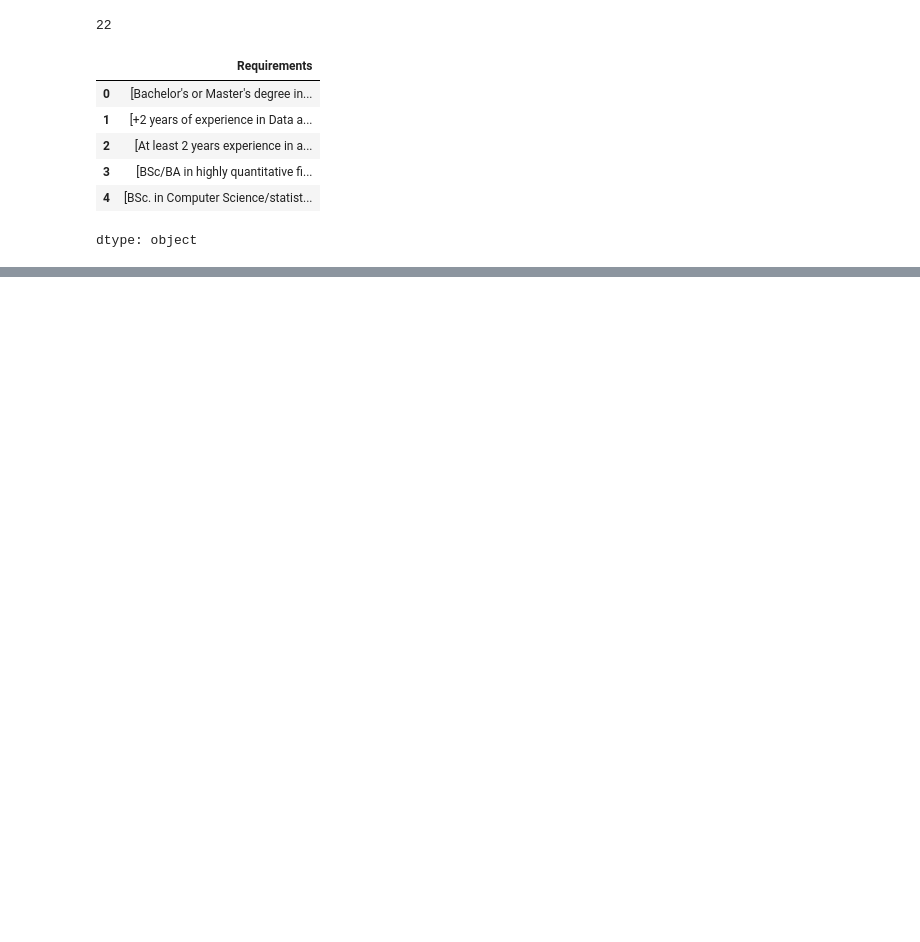
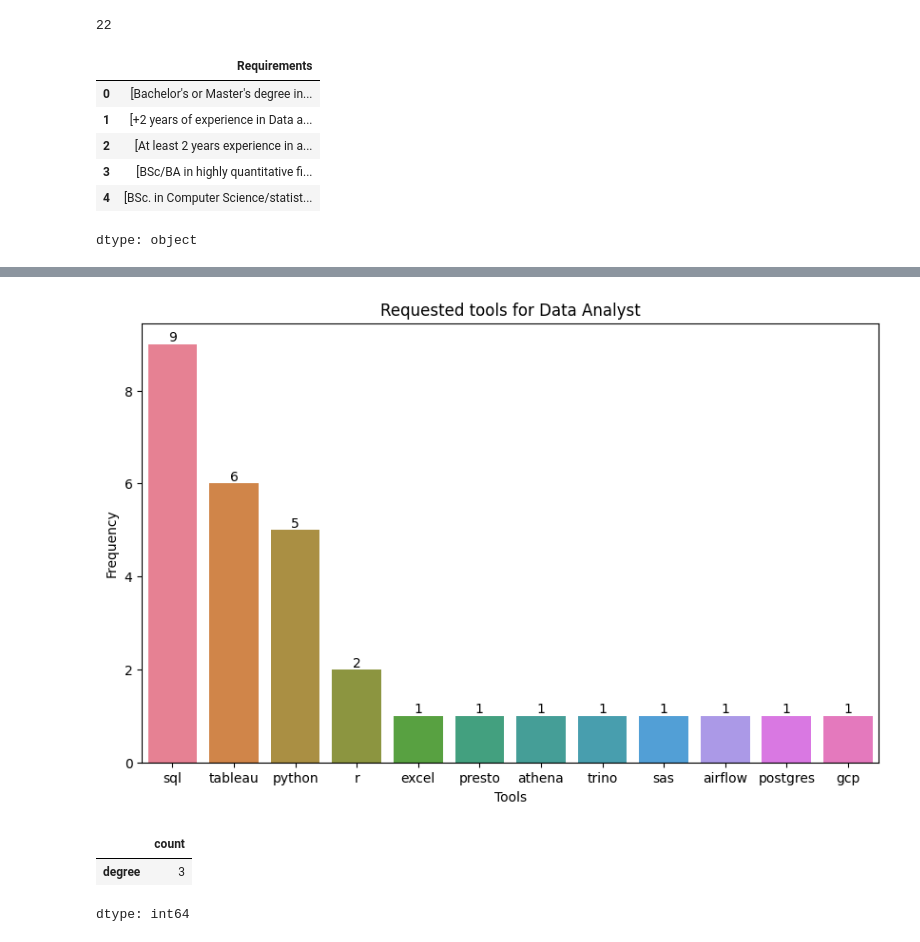
Before and after one commit to arielwendichansky/LinkedIn_analysis, a Jupyter notebook: linkedin_project.ipynb, the cells around one changed output, grey strips where cells are left out. Drawn from its saved outputs; the diff is of its cells as text; code cells hidden in the pictures; blank space fills up the shorter version.

```diff
--- a/linkedin_project.ipynb
+++ b/linkedin_project.ipynb
@@ -506,0 +647,9 @@ dtype: object
+# %%
+# Combine power with BI as a single token
+for idx, word in enumerate(filtered_tokens):
+    if word == 'power' and idx < len(filtered_tokens) - 1:  # Ensure the index is valid
+        if filtered_tokens[idx + 1] == 'bi':
+            # Combine "power" and "bi" into "power bi"
+            filtered_tokens[idx] = 'power bi'
+            # Remove the next token "bi"
+            filtered_tokens.pop(idx + 1)
@@ -506,0 +773,6 @@ dtype: object
+# %%
+tools = ['tableau', 'power bi', 'sql', 'python', 'r', 'excel', 'sas', 'airflow', 'postgres', 'gcp', 'presto', 'trino', 'airflow', 'athena' ]
+da_tools = [i for i in filtered_tokens if i  in tools ]
+da_tools = pd.Series(da_tools).value_counts().reset_index()
+da_tools.columns = ['Tools', 'Frequency']
+da_tools
@@ -506,0 +793,20 @@ dtype: object
+# %%
+plt.figure(figsize=(10, 6))
+
+ax = sns.barplot(x=da_tools['Tools'], y= da_tools['Frequency'], hue=da_tools['Tools'])
+for i in ax.containers:
+  ax.bar_label(i)
+plt.xlabel('Tools')
+plt.ylabel('Frequency')
+plt.title ('Requested tools for Data Analyst')
+plt.show()
+# %% [output]
+[figure, added]
+# %%
+degree = [i for i in filtered_tokens if i == 'degree']
+degree = pd.Series(degree).value_counts()
+degree
+# %% [output]
+|  | count |
+| degree | 3 |
+dtype: int64
```
Also changed, not shown: parts of 27 cells of this notebook.
